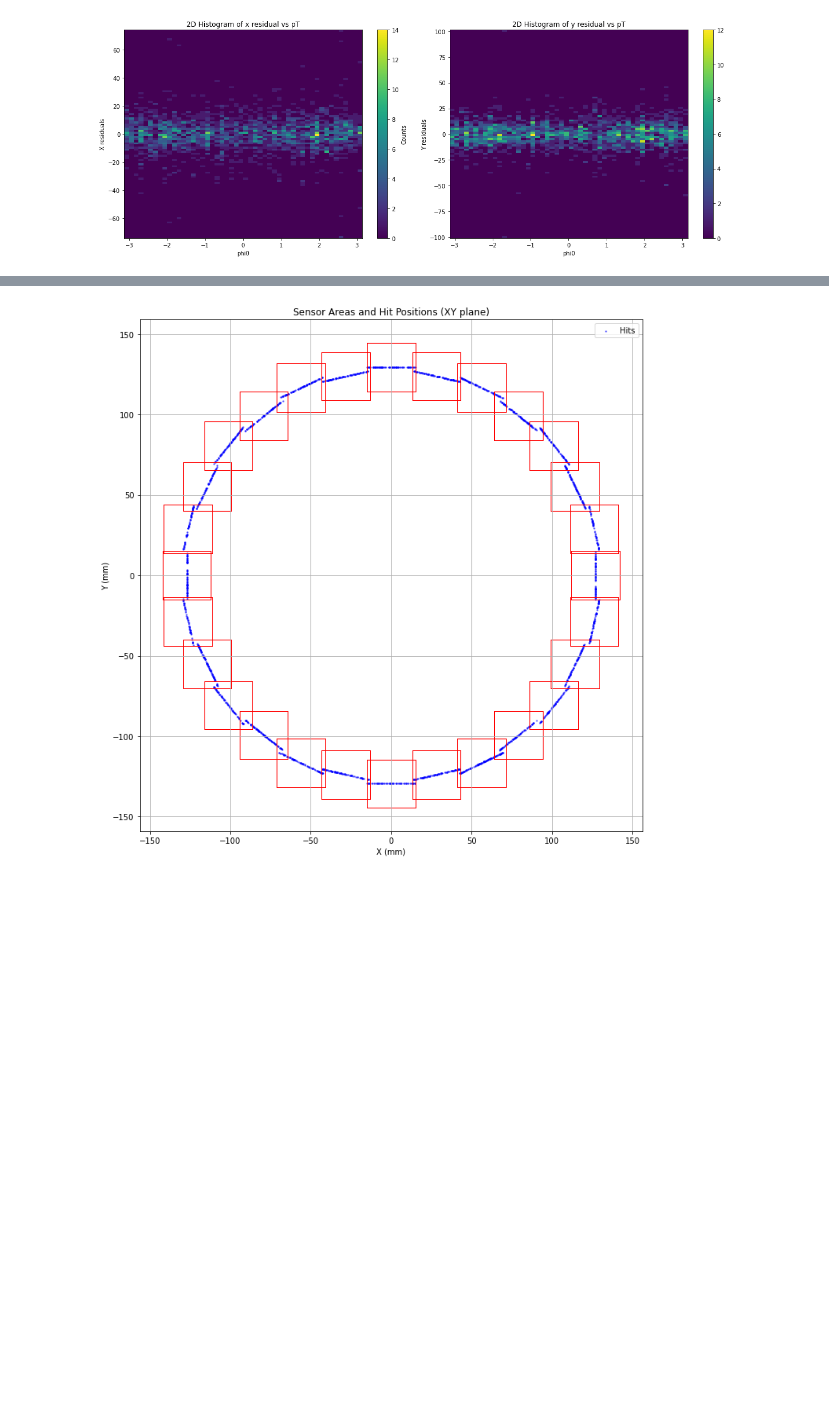
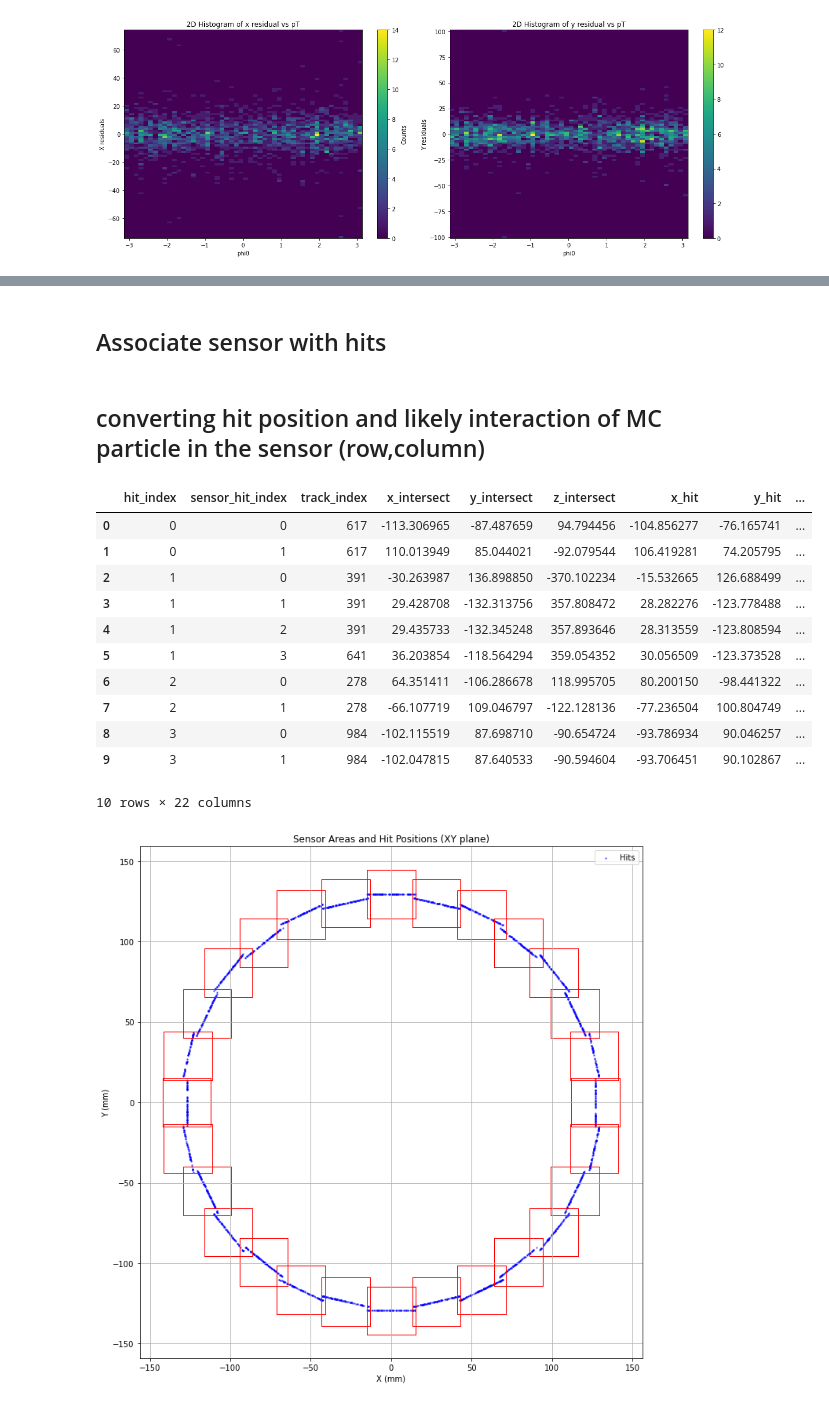
Before and after one commit to tupendra/q_pix, a Jupyter notebook: fcc_sim_data.ipynb, the cells around one changed output, grey strips where cells are left out. Drawn from its saved outputs; the diff is of its cells as text; code cells hidden in the pictures; blank space fills up the shorter version.

```diff
--- a/fcc_sim_data.ipynb
+++ b/fcc_sim_data.ipynb
@@ -873,0 +916,2 @@ df_inTrackl0.head()
+# %% [markdown]
+## Associate sensor with hits
@@ -873,0 +966,59 @@ df_inTrackl0.head()
+# %% [markdown]
+## converting hit position and likely interaction of MC particle in the sensor (row,column)
+# %%
+# Constants
+pixel_size_mm = 0.025       # 25 microns
+sensor_half_size = 15.05     # mm (sensor is 30 mm × 30 mm)
+
+# Function to compute hit and expected (row, column) in the matched sensor
+def compute_pixel_positions(row):
+    if pd.isna(row["sensor_x_mm"]) or pd.isna(row["x_hit"]) or pd.isna(row["x_intersect"]):
+        return pd.Series({
+            "hit_row": np.nan,
+            "hit_col": np.nan,
+            "expected_row": np.nan,
+            "expected_col": np.nan
+        })
+
+    # Bottom-left corner of the sensor
+    sensor_x0 = row["sensor_x_mm"] - sensor_half_size
+    sensor_y0 = row["sensor_y_mm"] - sensor_half_size
+
+    # Compute offset in mm
+    dx_hit = row["x_hit"] - sensor_x0
+    dy_hit = row["y_hit"] - sensor_y0
+    dx_pred = row["x_intersect"] - sensor_x0
+    dy_pred = row["y_intersect"] - sensor_y0
+
+    # Convert to pixel indices
+    hit_col = int(dx_hit / pixel_size_mm)
+    hit_row = int(dy_hit / pixel_size_mm)
+    expected_col = dx_pred / pixel_size_mm
+    expected_row = dy_pred / pixel_size_mm
+
+    return pd.Series({
+        "hit_row": hit_row,
+        "hit_col": hit_col,
+        "expected_row": expected_row,
+        "expected_col": expected_col
+    })
+
+# Apply it to your result DataFrame
+df_result[["hit_row", "hit_col", "expected_row", "expected_col"]] = df_result.apply(
+    compute_pixel_positions, axis=1
+)
+# %%
+df_result[:10]
+# %% [output]
+|  | hit_index | sensor_hit_index | track_index | x_intersect | y_intersect | z_intersect | x_hit | y_hit | ... |
+| 0 | 0 | 0 | 617 | -113.306965 | -87.487659 | 94.794456 | -104.856277 | -76.165741 | ... |
+| 1 | 0 | 1 | 617 | 110.013949 | 85.044021 | -92.079544 | 106.419281 | 74.205795 | ... |
+| 2 | 1 | 0 | 391 | -30.263987 | 136.898850 | -370.102234 | -15.532665 | 126.688499 | ... |
+| 3 | 1 | 1 | 391 | 29.428708 | -132.313756 | 357.808472 | 28.282276 | -123.778488 | ... |
+| 4 | 1 | 2 | 391 | 29.435733 | -132.345248 | 357.893646 | 28.313559 | -123.808594 | ... |
+| 5 | 1 | 3 | 641 | 36.203854 | -118.564294 | 359.054352 | 30.056509 | -123.373528 | ... |
+| 6 | 2 | 0 | 278 | 64.351411 | -106.286678 | 118.995705 | 80.200150 | -98.441322 | ... |
+| 7 | 2 | 1 | 278 | -66.107719 | 109.046797 | -122.128136 | -77.236504 | 100.804749 | ... |
+| 8 | 3 | 0 | 984 | -102.115519 | 87.698710 | -90.654724 | -93.786934 | 90.046257 | ... |
+| 9 | 3 | 1 | 984 | -102.047815 | 87.640533 | -90.594604 | -93.706451 | 90.102867 | ... |
+10 rows × 22 columns
```
Also changed, not shown: parts of 17 cells of this notebook, 17 other files.
